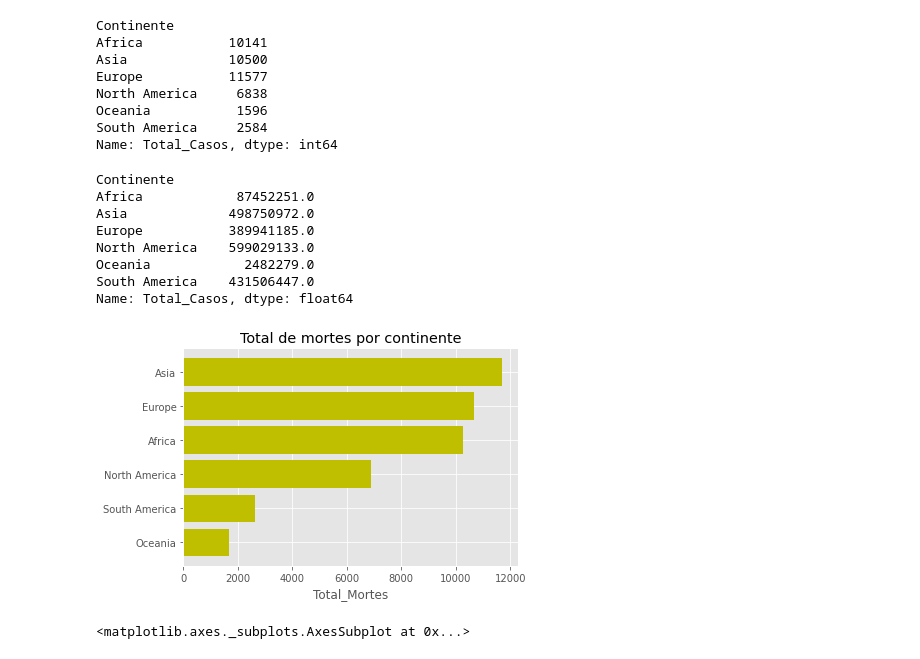
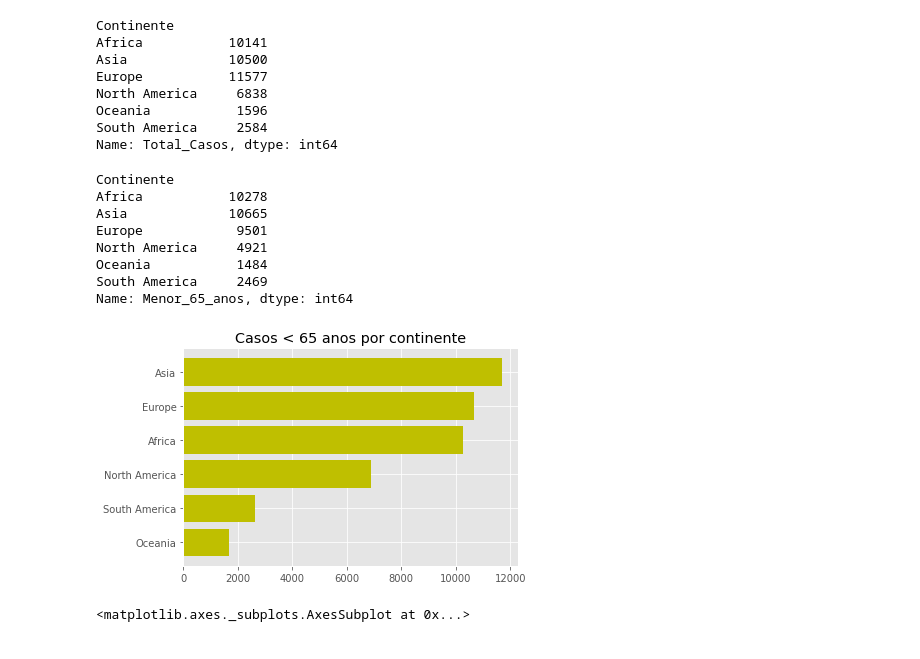
Before and after one commit to CarolBragaRJ/R4_SENACRJ_PROJETO_BIGDATA_NA_THREAD_DO_COVID_19, a Jupyter notebook: R4_AnaliseExploratoria_Covid_e_Mundo.ipynb, the cells around one changed output. Saved outputs shown, nothing was run; the diff lists cells and outputs as text; code cells hidden in the pictures.

```diff
--- a/R4_AnaliseExploratoria_Covid_e_Mundo.ipynb
+++ b/R4_AnaliseExploratoria_Covid_e_Mundo.ipynb
@@ -156,7 +156,6 @@ dataset1.drop('new_deaths', inplace=True, axis=1)
 dataset1.drop('new_deaths_smoothed', inplace=True, axis=1)
 dataset1.drop('total_cases_per_million', inplace=True, axis=1)
 dataset1.drop('new_cases_per_million', inplace=True, axis=1)
-dataset1.drop('new_cases_smoothed_per_million', inplace=True, axis=1)
 dataset1.drop('total_deaths_per_million', inplace=True, axis=1)
 dataset1.drop('new_deaths_per_million', inplace=True, axis=1)
 dataset1.drop('new_deaths_smoothed_per_million', inplace=True, axis=1)
@@ -178,15 +177,10 @@ dataset1.drop('handwashing_facilities', inplace=True, axis=1)
 dataset1.drop('hospital_beds_per_thousand', inplace=True, axis=1)
 dataset1.drop('life_expectancy', inplace=True, axis=1)
 dataset1.drop('human_development_index', inplace=True, axis=1)
-dataset1.drop('tests_per_case', inplace=True, axis=1)
-dataset1.drop('positive_rate', inplace=True, axis=1)
 dataset1.drop('handwashing_facilities', inplace=True, axis=1)
 dataset1.drop('hospital_beds_per_thousand', inplace=True, axis=1)
 dataset1.drop('cardiovasc_death_rate', inplace=True, axis=1)
 dataset1.drop('diabetes_prevalence', inplace=True, axis=1)
-# %%
-#Renomear as colunas para Portugues
-dataset1.rename(columns={ 'continent':'Continente','location':'Pais','date':'Data','total_cases':'Total_Casos','new_cases':'Novos_Casos','total_deaths':'Total_Mortes','total_tests':'Total_Testes','population':'População','median_age':'Menor_65_anos','aged_65_older':'Maior_65_anos','aged_70_older':'Maior_70_anos', 'male_smokers':'fumantes_masculinos','female_smokers':'fumantes_femininos'},inplace = True)
 # %%
 # Visualizando se excluiu as colunas e ver as colunas que ficaram
 list(dataset1)
@@ -205,3 +199,10 @@ list(dataset1)
  'Maior_70_anos',
  'fumantes_femininos',
  'fumantes_masculinos']
+# %%
+#Renomear as colunas para Portugues
+dataset1.rename(columns={ 'continent':'Continente','location':'Pais','date':'Data','total_cases':'Total_Casos',
+                         'new_cases':'Novos_Casos','total_deaths':'Total_Mortes','total_tests':'Total_Testes',
+                         'population':'População','median_age':'Menor_65_anos','aged_65_older':'Maior_65_anos',
+                         'aged_70_older':'Maior_70_anos', 'male_smokers':'fumantes_masculinos',
+                         'female_smokers':'fumantes_femininos'},inplace = True)
@@ -269,37 +289,36 @@ North America     6838
 Oceania           1596
 South America     2584
 Name: Total_Casos, dtype: int64
-# %%
-# usar group by para total de cases(casos) - Analise Quantitativa
-#Amostragem por continent
-dataset.groupby('Continente')['Total_Casos'].sum()
-# %% [output]
-Continente
-Africa            87452251.0
-Asia             498750972.0
-Europe           389941185.0
-North America    599029133.0
-Oceania            2482279.0
-South America    431506447.0
-Name: Total_Casos, dtype: float64
+# %%
+#Analisando por Continente e total de casos
+dataset1.groupby('Continente')['Menor_65_anos'].count()
+# %% [output]
+Continente
+Africa           10278
+Asia             10665
+Europe            9501
+North America     4921
+Oceania           1484
+South America     2469
+Name: Menor_65_anos, dtype: int64
 # %%
 #Vamos plotar um gráfico para os casos de pessoas com óbitos
 fig, ax = plt.subplots()
 
-y_pos = np.arange(len(dataset['Continente'].value_counts()[:20]))
-values = dataset['Continente'].value_counts()[:20]
-segmentos = dataset['Continente'].unique()[:20]
+y_pos = np.arange(len(dataset1['Continente'].value_counts()[:20]))
+values = dataset1['Continente'].value_counts()[:20]
+segmentos = dataset1['Continente'].unique()[:20]
 
 ax.barh(y_pos, values, align='center', color='y')
 ax.set_yticks(y_pos)
 ax.set_yticklabels(segmentos)
 ax.invert_yaxis()
-ax.set_xlabel('Total_Mortes')
-ax.set_title('Total de mortes por continente')
+#ax.set_xlabel('Casos < 65 anos')
+ax.set_title('Casos < 65 anos por continente')
 
 plt.show()
 # %% [output]
-[figure, old version]
+[figure, new version]
 # %%
 #Avaliando o quantitativo de casos com mais de 65 anos das pessoas que foram contabinadas
 dataset1.plot.density(y='Menor_65_anos',xlim=[0,20],figsize=[6,3])
```
Also changed, not shown: parts of 21 cells of this notebook.
